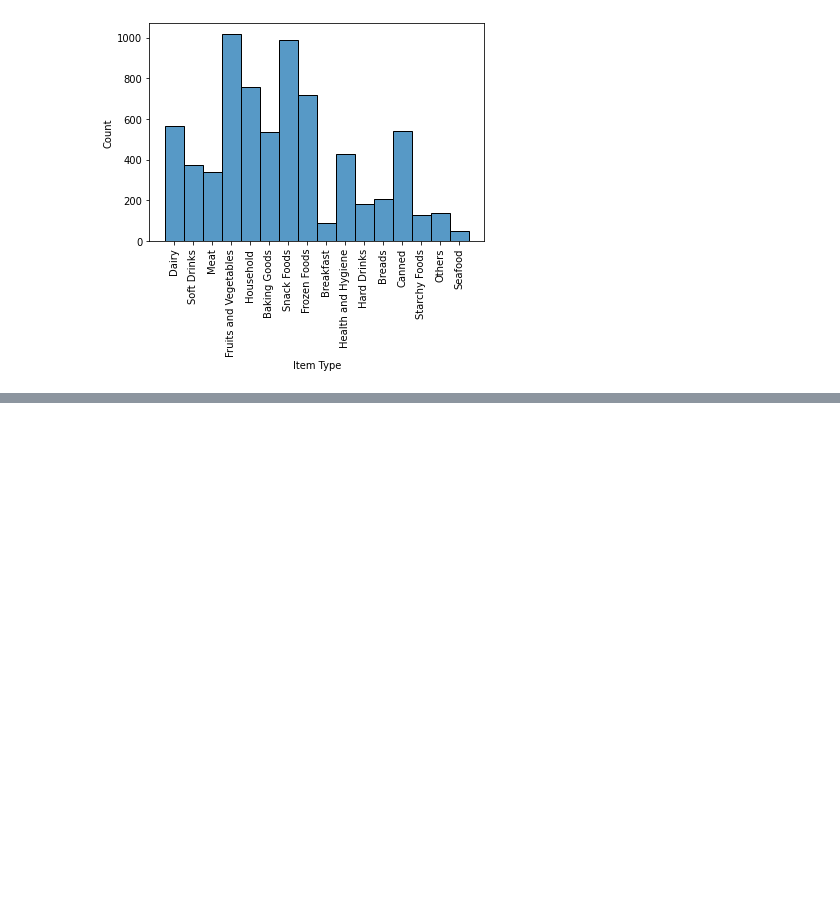
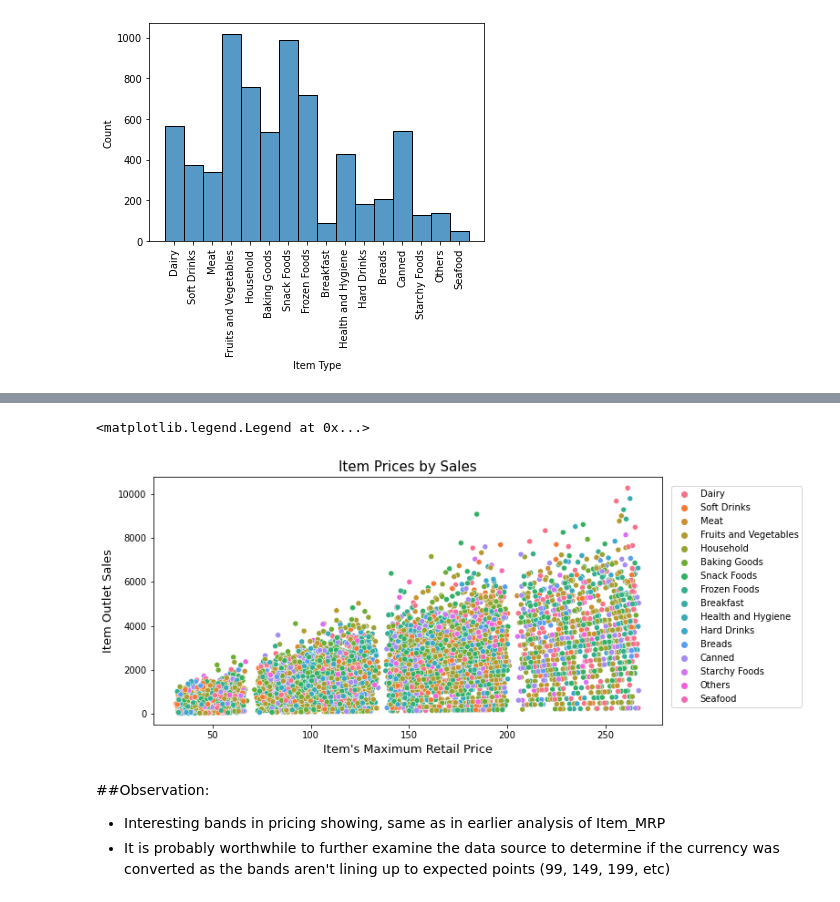
Before and after one commit to alexander-billings/food-sales-predictions, a Jupyter notebook: food_sales_predictions.ipynb, the cells around one changed output, grey strips where cells are left out. Cells and saved outputs as stored; diff of their text form; code cells hidden in the pictures; blank space fills up the shorter version.

```diff
--- a/food_sales_predictions.ipynb
+++ b/food_sales_predictions.ipynb
@@ -258,0 +325,19 @@ sns.heatmap(data=food_sales_corr, cmap='Purples')
+# %%
+# Revisiting possible correlation between Item_Outlet_Sales and Item_MRP
+fig = plt.figure()
+fig.set_figwidth(10)
+fig.set_figheight(5)
+
+plt.xlabel('Item\'s Maximum Retail Price', fontsize=13)
+plt.ylabel('Item Outlet Sales', fontsize=13)
+plt.title("Item Prices by Sales", fontsize=15)
+sns.scatterplot(data=food_sales_df, x='Item_MRP', y='Item_Outlet_Sales', hue='Item_Type')
+
+plt.legend(bbox_to_anchor=(1.00, 1), loc='upper left', borderaxespad=1)
+# %% [output]
+<matplotlib.legend.Legend at 0x...>
+[figure, added]
+# %% [markdown]
+##Observation:
+* Interesting bands in pricing showing, same as in earlier analysis of Item_MRP
+* It is probably worthwhile to further examine the data source to determine if the currency was converted as the bands aren't lining up to expected points (99, 149, 199, etc)
```
Also changed, not shown: parts of 9 cells of this notebook.
